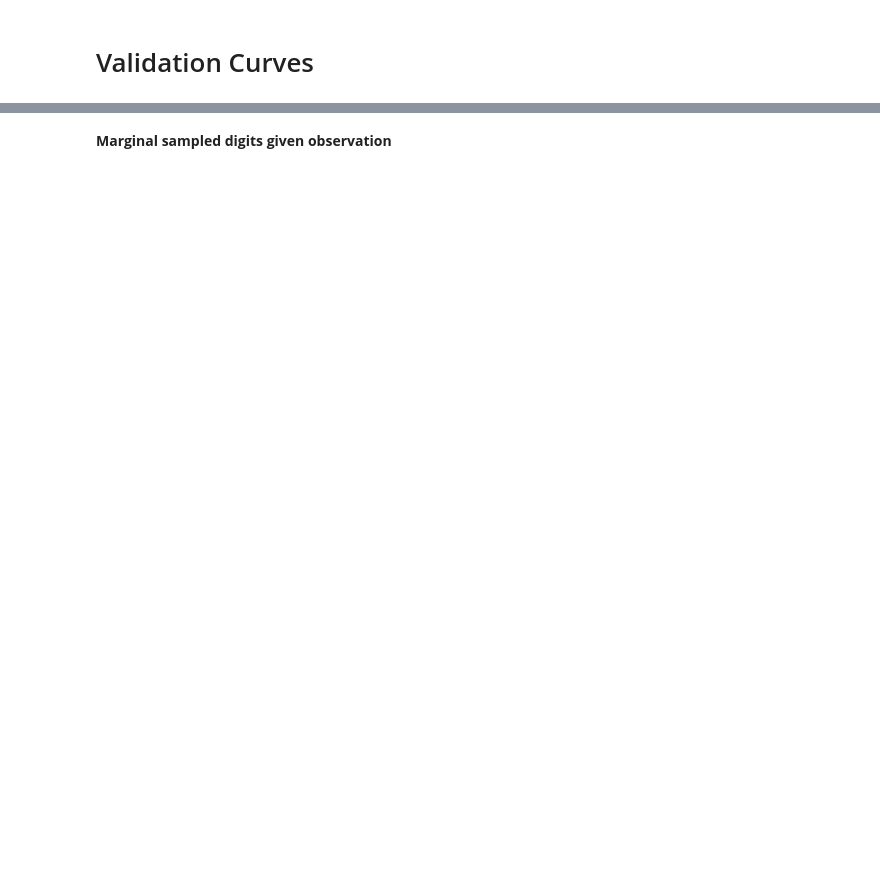
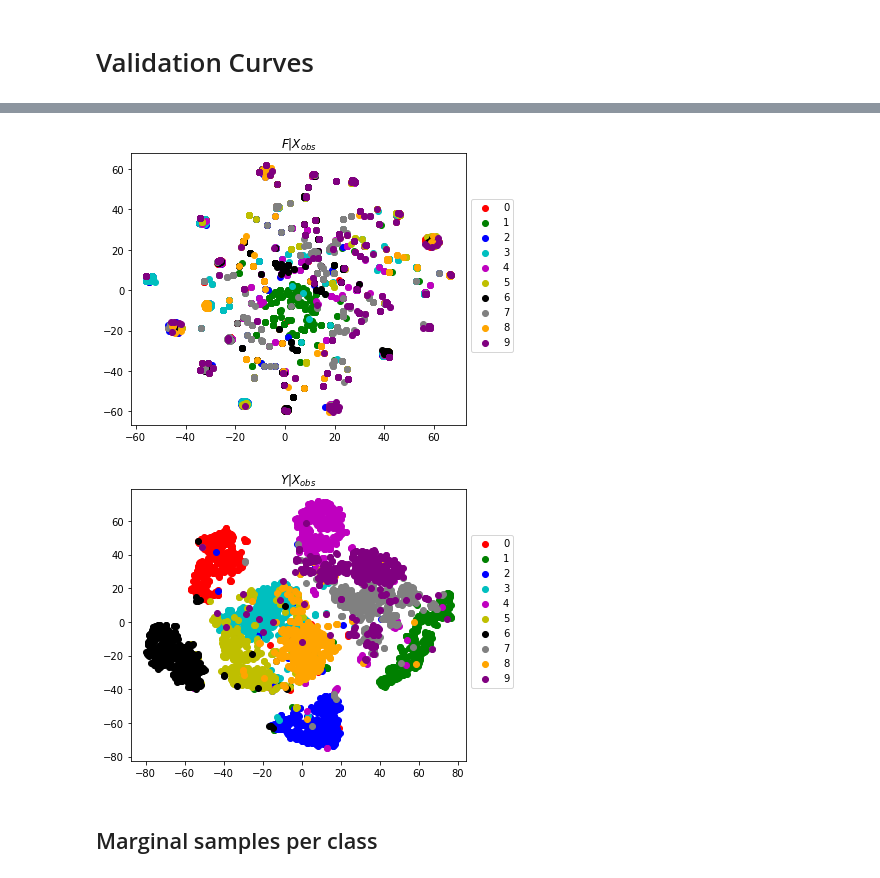
Before and after one commit to probabll/mixed-rv-vae, a Jupyter notebook: analysis.ipynb, the cells around one changed output, grey strips where cells are left out. Saved outputs shown, nothing was run; the diff lists cells and outputs as text; code cells hidden in the pictures; blank space fills up the shorter version.

```diff
--- a/analysis.ipynb
+++ b/analysis.ipynb
@@ -166,12 +240,15 @@ def tsne_plot(samples, title):
 # %%
 if state.vae.p.y_dim:
     _ = tsne_plot(f, r"$F|X_{obs}$")
-    _ = tsne_plot(f, r"$Y|X_{obs}$")
+    _ = tsne_plot(y, r"$Y|X_{obs}$")
+# %% [output]
+[figure, added]
+[figure, added]
 # %%
 if state.vae.p.z_dim:
     _ = tsne_plot(z, r"$Z|X_{obs}$")
-# %% [markdown]
-**Marginal sampled digits given observation**
+# %% [markdown]
+## Marginal samples per class
 # %%
 marginal_x = x.mean(1)
 fig, axs = plt.subplots(
```
Also changed, not shown: parts of 20 cells of this notebook, 6 other files.
